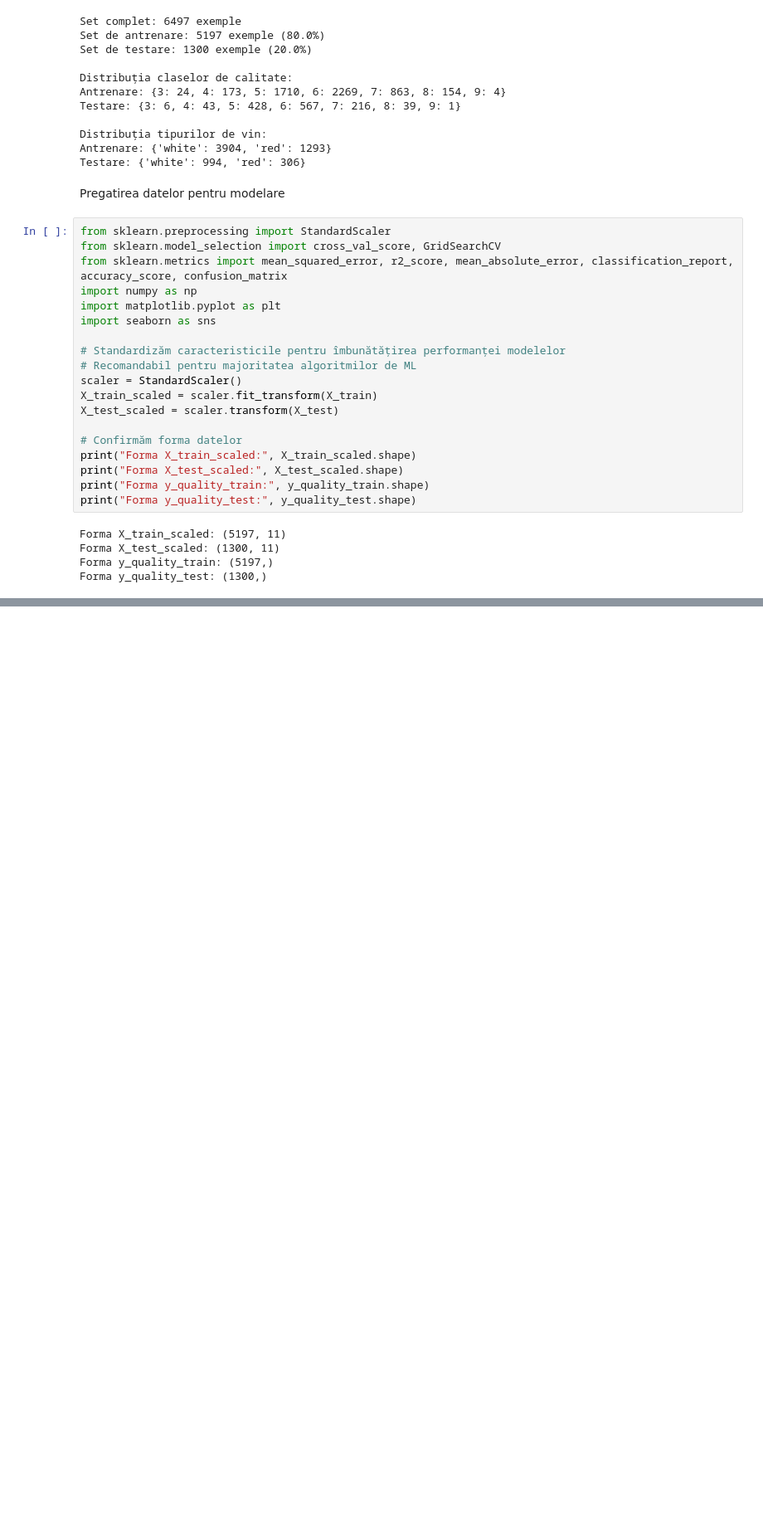
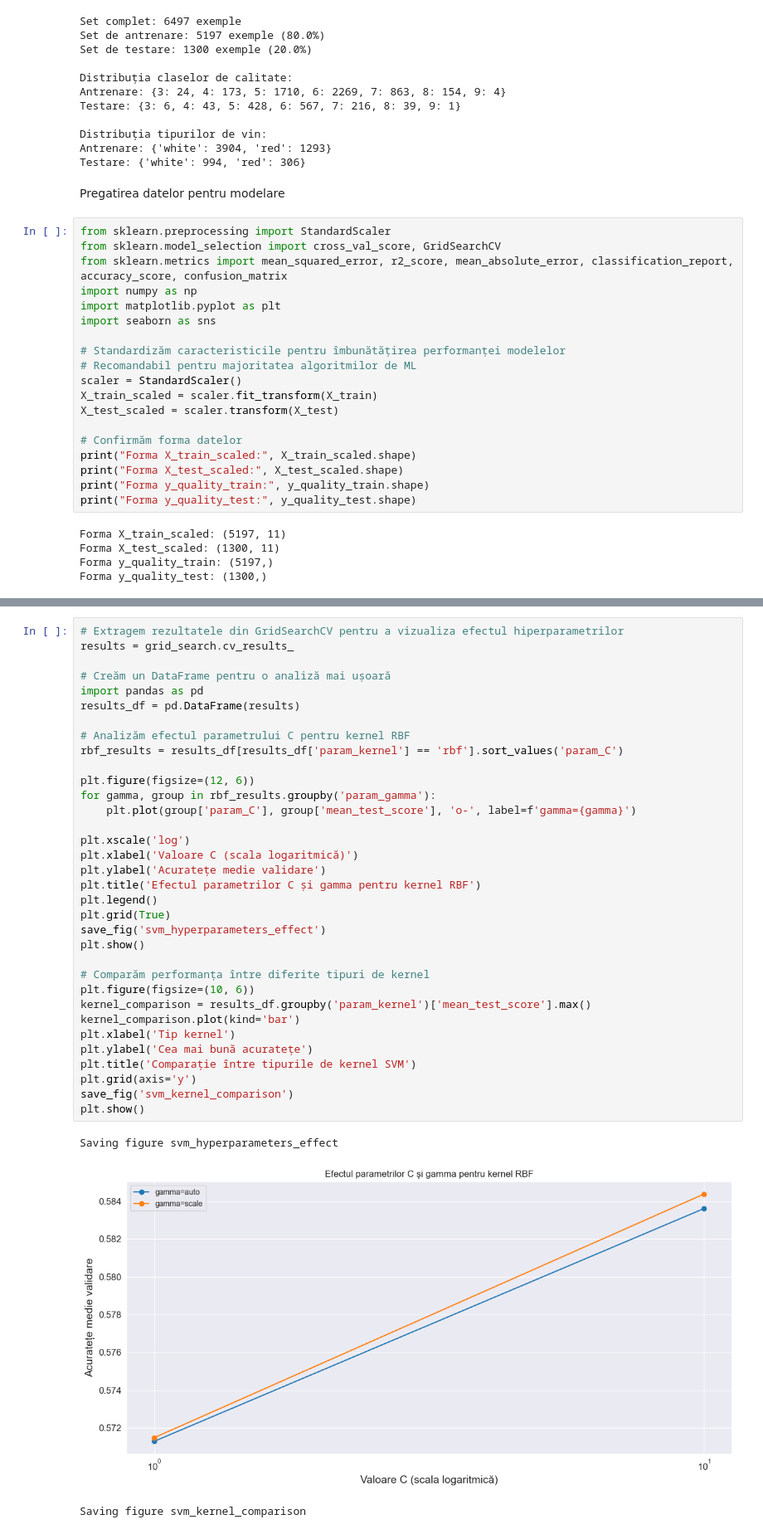
Before and after one commit to AlexCraciun6/MLProject1, a Jupyter notebook: Proiect1.ipynb, the cells around one changed output, grey strips where cells are left out. Shown at 83% size. Drawn from its saved outputs; the diff is of its cells as text; blank space fills up the shorter version.

```diff
--- a/Proiect1.ipynb
+++ b/Proiect1.ipynb
@@ -396,0 +511,38 @@ Forma y_quality_test: (1300,)
+# %%
+# Extragem rezultatele din GridSearchCV pentru a vizualiza efectul hiperparametrilor
+results = grid_search.cv_results_
+
+# Creăm un DataFrame pentru o analiză mai ușoară
+import pandas as pd
+results_df = pd.DataFrame(results)
+
+# Analizăm efectul parametrului C pentru kernel RBF
+rbf_results = results_df[results_df['param_kernel'] == 'rbf'].sort_values('param_C')
+
+plt.figure(figsize=(12, 6))
+for gamma, group in rbf_results.groupby('param_gamma'):
+    plt.plot(group['param_C'], group['mean_test_score'], 'o-', label=f'gamma={gamma}')
+
+plt.xscale('log')
+plt.xlabel('Valoare C (scala logaritmică)')
+plt.ylabel('Acuratețe medie validare')
+plt.title('Efectul parametrilor C și gamma pentru kernel RBF')
+plt.legend()
+plt.grid(True)
+save_fig('svm_hyperparameters_effect')
+plt.show()
+
+# Comparăm performanța între diferite tipuri de kernel
+plt.figure(figsize=(10, 6))
+kernel_comparison = results_df.groupby('param_kernel')['mean_test_score'].max()
+kernel_comparison.plot(kind='bar')
+plt.xlabel('Tip kernel')
+plt.ylabel('Cea mai bună acuratețe')
+plt.title('Comparație între tipurile de kernel SVM')
+plt.grid(axis='y')
+save_fig('svm_kernel_comparison')
+plt.show()
+# %% [output]
+Saving figure svm_hyperparameters_effect
+[figure, added]
+Saving figure svm_kernel_comparison
```
Also changed, not shown: parts of 24 cells of this notebook.
